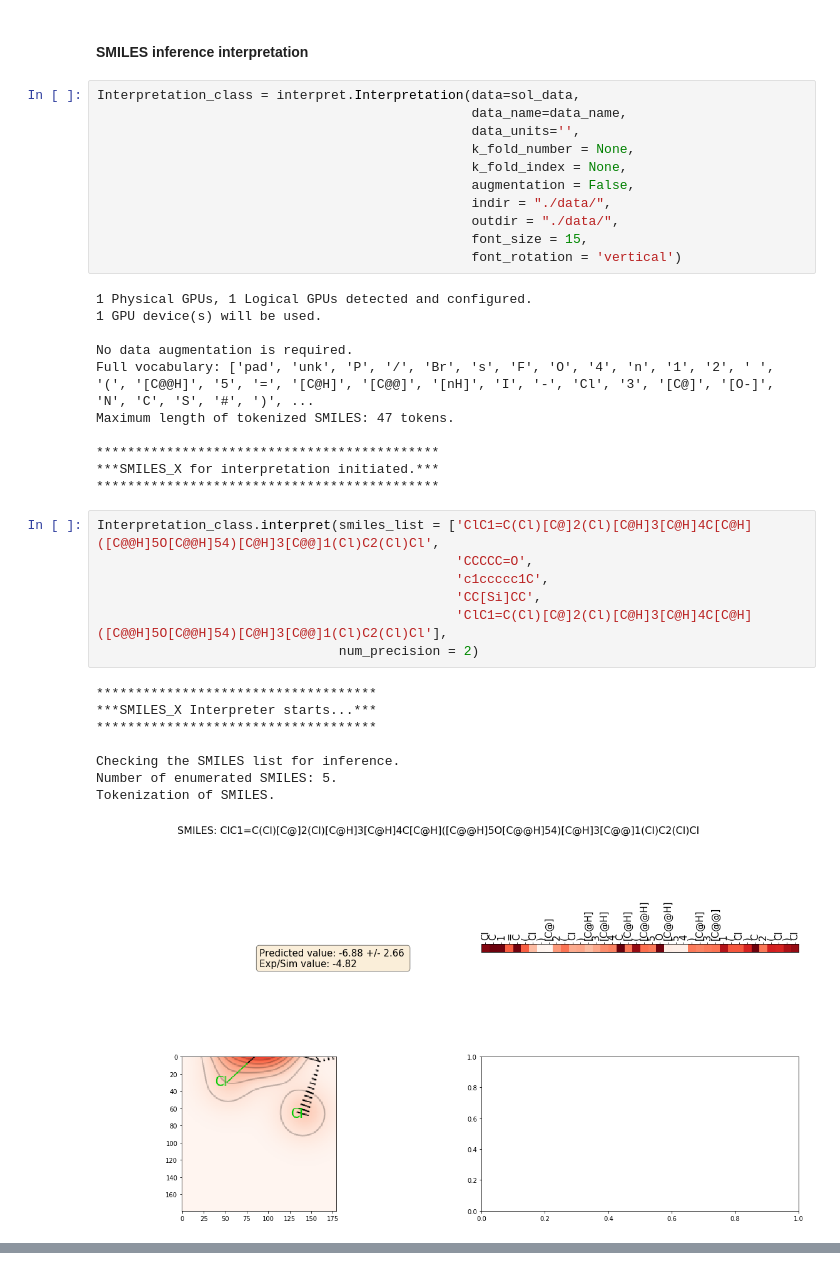
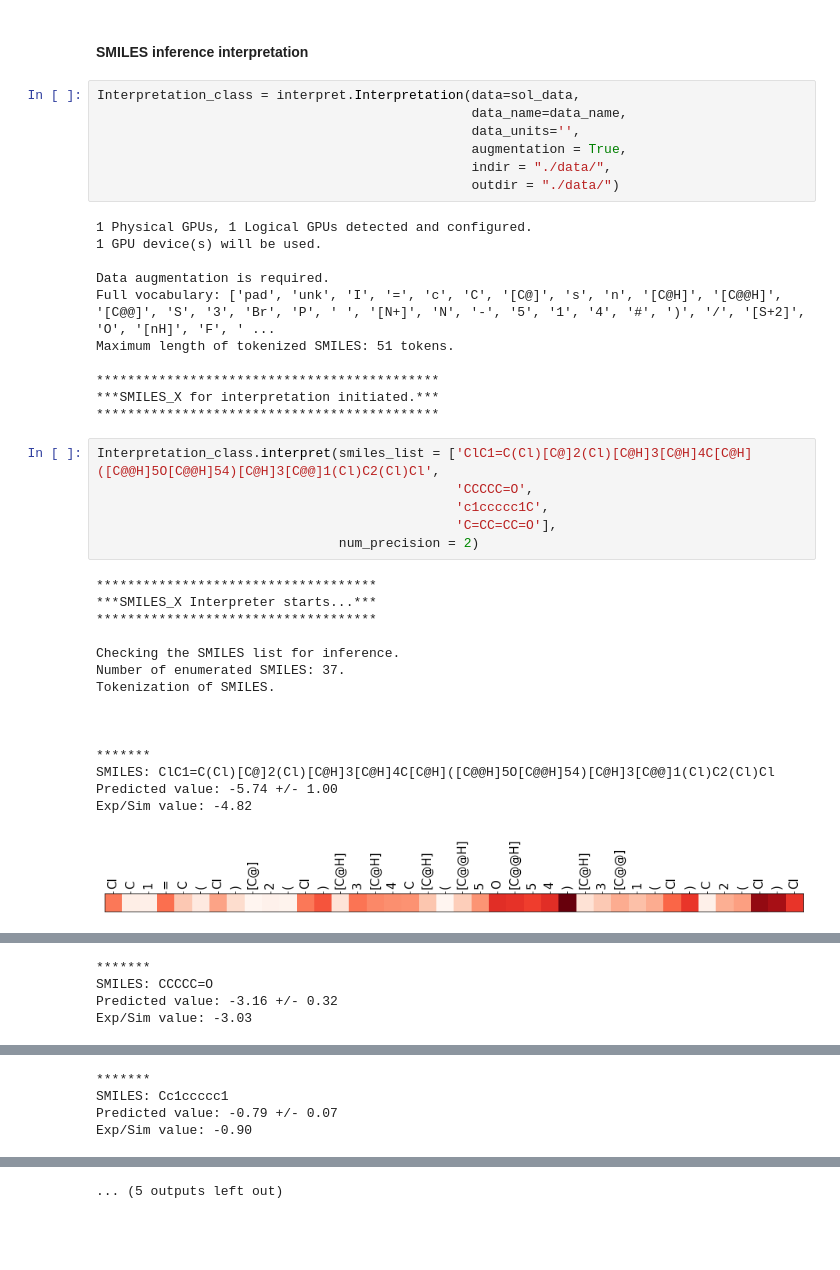
Before and after one commit to GLambard/SMILES-X, a Jupyter notebook: SMILESX_Visualization_github.ipynb, the cells around one changed output, grey strips where cells are left out. Saved outputs shown, nothing was run; the diff lists cells and outputs as text; blank space fills up the shorter version.

```diff
--- a/SMILESX_Visualization_github.ipynb
+++ b/SMILESX_Visualization_github.ipynb
@@ -124,20 +124,16 @@ Tokenization of provided SMILES.
 Interpretation_class = interpret.Interpretation(data=sol_data,
                                                 data_name=data_name,
                                                 data_units='',
-                                                k_fold_number = None,
-                                                k_fold_index = None,
-                                                augmentation = False,
+                                                augmentation = True,
                                                 indir = "./data/",
-                                                outdir = "./data/",
-                                                font_size = 15,
-                                                font_rotation = 'vertical')
+                                                outdir = "./data/")
 # %% [output]
 1 Physical GPUs, 1 Logical GPUs detected and configured.
 1 GPU device(s) will be used.
 
-No data augmentation is required.
-Full vocabulary: ['pad', 'unk', 'P', '/', 'Br', 's', 'F', 'O', '4', 'n', '1', '2', ' ', '(', '[C@@H]', '5', '=', '[C@H]', '[C@@]', '[nH]', 'I', '-', 'Cl', '3', '[C@]', '[O-]', 'N', 'C', 'S', '#', ')', ...
-Maximum length of tokenized SMILES: 47 tokens.
+Data augmentation is required.
+Full vocabulary: ['pad', 'unk', 'I', '=', 'c', 'C', '[C@]', 's', 'n', '[C@H]', '[C@@H]', '[C@@]', 'S', '3', 'Br', 'P', ' ', '[N+]', 'N', '-', '5', '1', '4', '#', ')', '/', '[S+2]', 'O', '[nH]', 'F', ' ...
+Maximum length of tokenized SMILES: 51 tokens.
 
 ********************************************
 ***SMILES_X for interpretation initiated.***
@@ -145,16 +141,22 @@ Maximum length of tokenized SMILES: 47 tokens.
 # %%
 Interpretation_class.interpret(smiles_list = ['ClC1=C(Cl)[C@]2(Cl)[C@H]3[C@H]4C[C@H]([C@@H]5O[C@@H]54)[C@H]3[C@@]1(Cl)C2(Cl)Cl',
                                               'CCCCC=O',
                                               'c1ccccc1C',
-                                              'CC[Si]CC',
-                                              'ClC1=C(Cl)[C@]2(Cl)[C@H]3[C@H]4C[C@H]([C@@H]5O[C@@H]54)[C@H]3[C@@]1(Cl)C2(Cl)Cl'],
+                                              'C=CC=CC=O'],
                                num_precision = 2)
 # %% [output]
 ************************************
 ***SMILES_X Interpreter starts...***
 ************************************
 
 Checking the SMILES list for inference.
-Number of enumerated SMILES: 5.
+Number of enumerated SMILES: 37.
 Tokenization of SMILES.
+
+
+
+*******
+SMILES: ClC1=C(Cl)[C@]2(Cl)[C@H]3[C@H]4C[C@H]([C@@H]5O[C@@H]54)[C@H]3[C@@]1(Cl)C2(Cl)Cl
+Predicted value: -5.74 +/- 1.00
+Exp/Sim value: -4.82
-[figure, old version]
+[figure, new version]
@@ -162,0 +165,4 @@ Tokenization of SMILES.
+*******
+SMILES: CCCCC=O
+Predicted value: -3.16 +/- 0.32
+Exp/Sim value: -3.03
@@ -165,0 +172,4 @@ Tokenization of SMILES.
+*******
+SMILES: Cc1ccccc1
+Predicted value: -0.79 +/- 0.07
+Exp/Sim value: -0.90
@@ -169,0 +179 @@ Tokenization of SMILES.
+... (5 outputs left out)
```
Also changed, not shown: parts of 3 cells of this notebook, 4 other files.
